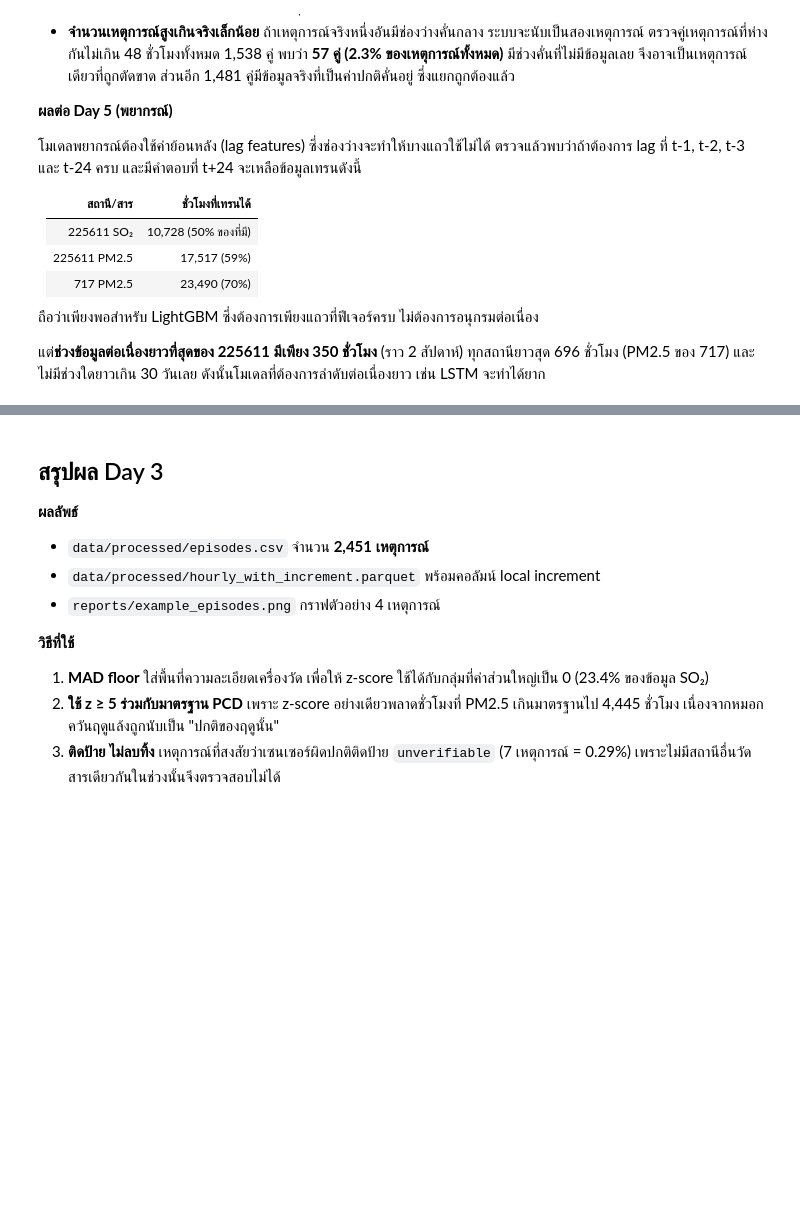
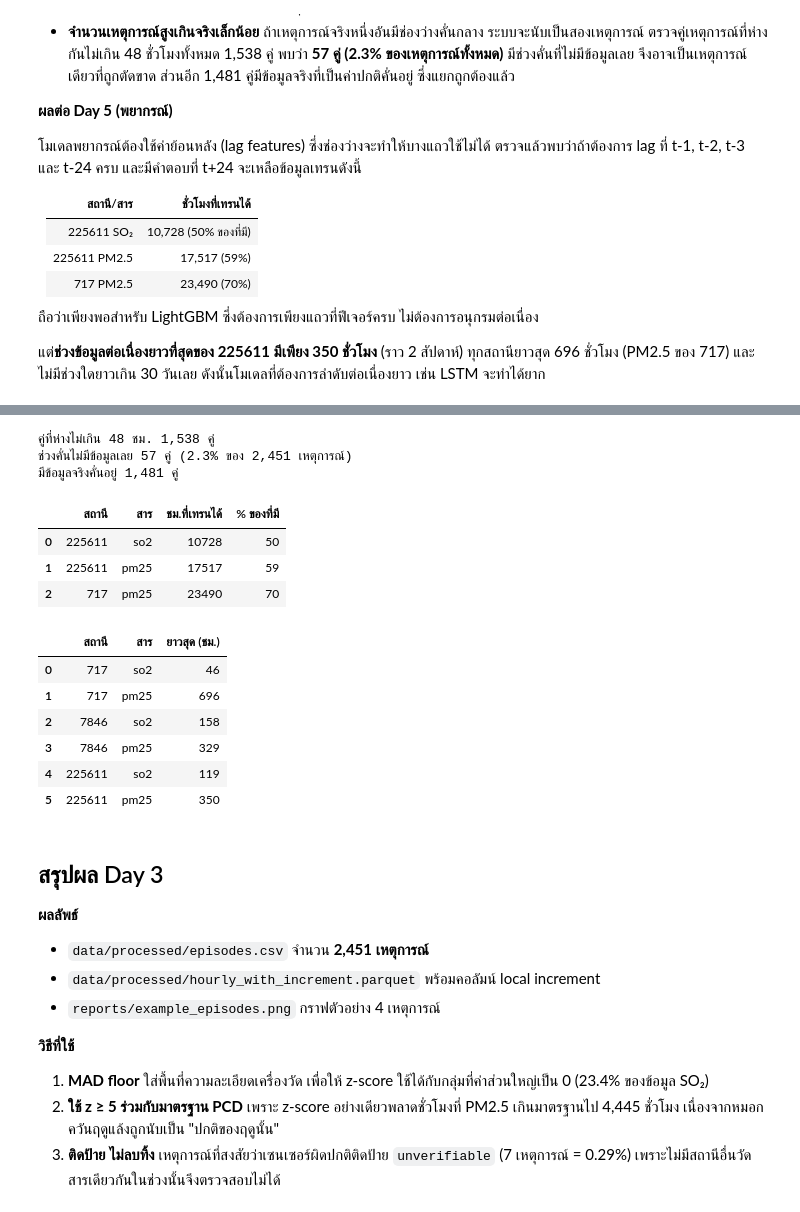
Before and after one commit to Rmnlin/maptaphut-air-quality, a Jupyter notebook: notebooks/03_episodes.ipynb, the cells around one changed output, grey strips where cells are left out. Drawn from its saved outputs; the diff is of its cells as text; code cells hidden in the pictures; blank space fills up the shorter version.

```diff
--- a/notebooks/03_episodes.ipynb
+++ b/notebooks/03_episodes.ipynb
@@ -562,3 +598,23 @@ for c in CASES:
 ถือว่าเพียงพอสำหรับ LightGBM ซึ่งต้องการเพียงแถวที่ฟีเจอร์ครบ ไม่ต้องการอนุกรมต่อเนื่อง
 
 แต่**ช่วงข้อมูลต่อเนื่องยาวที่สุดของ 225611 มีเพียง 350 ชั่วโมง** (ราว 2 สัปดาห์) ทุกสถานียาวสุด 696 ชั่วโมง (PM2.5 ของ 717) และไม่มีช่วงใดยาวเกิน 30 วันเลย ดังนั้นโมเดลที่ต้องการลำดับต่อเนื่องยาว เช่น LSTM จะทำได้ยาก
+# %%
+# ความครบของข้อมูล นับจากชั่วโมงแรกถึงชั่วโมงสุดท้ายที่สถานีนั้นมีค่าของสารนั้น (%)
+rows = []
+for sid, g_st in main.groupby('station_id'):
+    row = {'station_id': sid}
+    for p in ['so2', 'pm25']:
+        t = g_st.loc[g_st[p].notna(), 'datetime_utc']
+        span = (t.max() - t.min()) / pd.Timedelta(hours=1) + 1
+        row[p] = round(100 * len(t) / span, 1)
+    rows.append(row)
+display(pd.DataFrame(rows))
+
+# จำนวนชั่วโมงในแต่ละกลุ่ม baseline (สถานี x ฤดู x ชั่วโมงของวัน)
+for p in ['so2', 'pm25']:
+    n = main[main[p].notna()].groupby(['station_id', 'season', 'hour_of_day']).size()
+    print(f'{p}: {len(n)} กลุ่ม น้อยสุด {n.min()} ชม. มัธยฐาน {n.median():.0f} ชม. ต่ำกว่า 30 ชม. {(n < 30).sum()} กลุ่ม')
+
+# increment คำนวณได้กี่ % ของชั่วโมงที่สถานีใกล้นิคมมีค่า
+for p in ['so2', 'pm25']:
+    print(f'increment {p}: {100 * near.loc[near[p].notna(), f"{p}_increment"].notna().mean():.0f}%')
@@ -565,3 +630,55 @@ for c in CASES:
+# %%
+# คู่เหตุการณ์ (สถานีและสารเดียวกัน) ที่เหตุการณ์ถัดไปเริ่มภายใน 48 ชม. หลังเหตุการณ์ก่อนจบ
+ep = episodes.sort_values(['station_id', 'pollutant', 'start_utc']).copy()
+ep['next_start'] = ep.groupby(['station_id', 'pollutant'])['start_utc'].shift(-1)
+close = ep[(ep['next_start'] - ep['end_utc']) <= pd.Timedelta(hours=48)]
+
+# ช่วงคั่นไม่มีข้อมูลเลย แปลว่าอาจเป็นเหตุการณ์เดียวที่ถูกช่องว่างตัดขาด
+by_station = main.set_index(['station_id', 'datetime_utc']).sort_index()
+
+
+def gap_is_empty(r):
+    gap = by_station.loc[r.station_id].loc[r.end_utc + pd.Timedelta(hours=1):r.next_start - pd.Timedelta(hours=1), r.pollutant]
+    return gap.notna().sum() == 0
+
+
+empty = close.apply(gap_is_empty, axis=1)
+print(f'คู่ที่ห่างไม่เกิน 48 ชม. {len(close):,} คู่')
+print(f'ช่วงคั่นไม่มีข้อมูลเลย {empty.sum()} คู่ ({100 * empty.sum() / len(episodes):.1f}% ของ {len(episodes):,} เหตุการณ์)')
+print(f'มีข้อมูลจริงคั่นอยู่ {(~empty).sum():,} คู่')
+# %% [output]
+คู่ที่ห่างไม่เกิน 48 ชม. 1,538 คู่
+ช่วงคั่นไม่มีข้อมูลเลย 57 คู่ (2.3% ของ 2,451 เหตุการณ์)
+มีข้อมูลจริงคั่นอยู่ 1,481 คู่
+# %%
+# จำนวนชั่วโมงที่ใช้เทรนได้ ถ้าต้องมี lag t-1, t-2, t-3, t-24 ครบ และมีคำตอบที่ t+24
+rows = []
+for sid, p in [(225611, 'so2'), (225611, 'pm25'), (717, 'pm25')]:
+    s = df[df['station_id'] == sid].set_index('datetime_utc')[p].asfreq('h')
+    ok = s.shift(1).notna() & s.shift(2).notna() & s.shift(3).notna() & s.shift(24).notna() & s.shift(-24).notna()
+    rows.append({'สถานี': sid, 'สาร': p, 'ชม.ที่เทรนได้': int(ok.sum()), '% ของที่มี': round(100 * ok.sum() / s.notna().sum())})
+display(pd.DataFrame(rows))
+
+# ช่วงที่มีข้อมูลต่อเนื่องยาวที่สุด (ชั่วโมงติดกันที่มีค่า)
+rows = []
+for sid in [717, 7846, 225611]:
+    for p in ['so2', 'pm25']:
+        has = df[df['station_id'] == sid].set_index('datetime_utc')[p].asfreq('h').notna()
+        run_id = (has != has.shift()).cumsum()
+        rows.append({'สถานี': sid, 'สาร': p, 'ยาวสุด (ชม.)': int(has.groupby(run_id).sum().max())})
+display(pd.DataFrame(rows))
+# %% [output]
+|  | สถานี | สาร | ชม.ที่เทรนได้ | % ของที่มี |
+| 0 | 225611 | so2 | 10728 | 50 |
+| 1 | 225611 | pm25 | 17517 | 59 |
+| 2 | 717 | pm25 | 23490 | 70 |
+|  | สถานี | สาร | ยาวสุด (ชม.) |
+| 0 | 717 | so2 | 46 |
+| 1 | 717 | pm25 | 696 |
+| 2 | 7846 | so2 | 158 |
+| 3 | 7846 | pm25 | 329 |
+| 4 | 225611 | so2 | 119 |
+| 5 | 225611 | pm25 | 350 |
 # %% [markdown]
 ## สรุปผล Day 3
 
```
Also changed, not shown: parts of 4 cells of this notebook, 1 other file.
